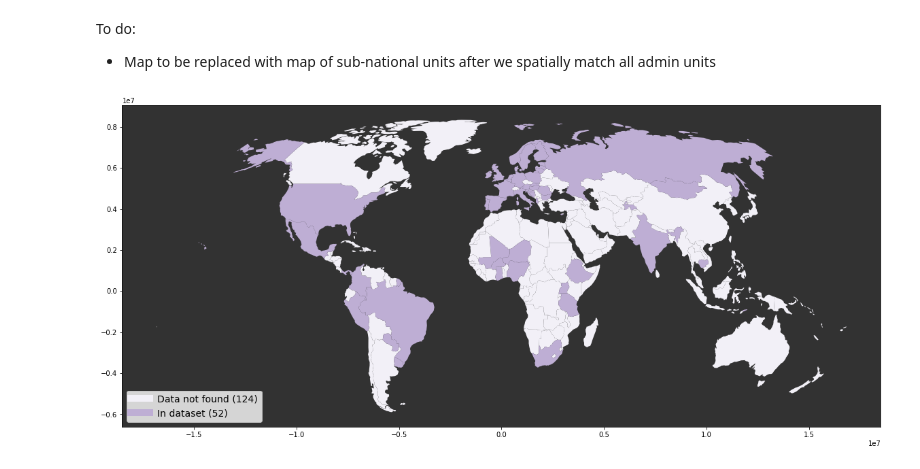
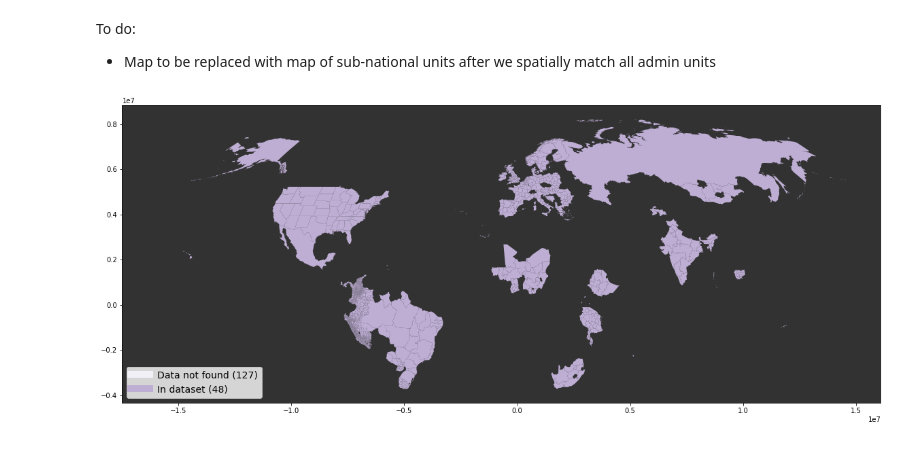
Before and after one commit to vinnyricciardi/farmsize_site, a Jupyter notebook: Notebooks/Data_Coverage.ipynb, the cells around one changed output. Saved outputs shown, nothing was run; the diff lists cells and outputs as text; code cells hidden in the pictures.

```diff
--- a/Notebooks/Data_Coverage.ipynb
+++ b/Notebooks/Data_Coverage.ipynb
@@ -344,39 +344,55 @@ colors = {'data': '#beaed4',
 cmap = LinearSegmentedColormap.from_list('mycmap', [colors['data'],
                                                     colors['nodata']])
 
+# plotting shp file to assess coverage
+pivoted2 = pd.pivot_table(df,
+                          index='shpID',
+                          values='NAME_0',
+                          aggfunc='count').reset_index()
+
+world2 = gpd.read_file('/home/vinny_ricciardi/Documents/Data_Library_SSD/Survey/Global/Farm_Size/Data/Shapefile/FSize.shp')
+# world2 = world2.query("geometry == geometry")
+world2 = world2.to_crs("+proj=robin")
+world2 = pd.merge(world2, pivoted2,
+                  how='inner',
+                  on='shpID').reset_index()
+world2['on'] = 1
+#
+
 try:
     fig, ax = plt.subplots(figsize=(20, 10))
     ax.set_aspect('equal')
-    world.plot(column='coverage', cmap=cmap, ax=ax, alpha=1, linewidth=0.1)  #cmocean.cm.deep
+#     world.plot(column='coverage', cmap=cmap, ax=ax, alpha=1, linewidth=0.1)  #cmocean.cm.deep
+    world2.plot(column='on', cmap=cmap, ax=ax, alpha=1, linewidth=0.1)  #cmocean.cm.deep
 except:
     pass
 
 ndf, fad = world.coverage.value_counts()
 cmap_ = cmocean.tools.get_dict(cmocean.cm.deep, N=4)
 
 p1 = mpl.lines.Line2D([], [],
                              color=colors['nodata'],
                              linewidth=10,
                              label='Data not found ({})'.format(ndf))
 p2 = mpl.lines.Line2D([], [],
                              color=colors['data'],
                              linewidth=10,
                              label='In dataset ({})'.format(fad))
 
 handles = [p1, p2]
 labels = [h.get_label() for h in handles]
 
 legend = ax.legend(handles=handles, labels=labels, frameon=True,
                    fontsize=14, loc='lower left')
 
 legend.get_frame().set_facecolor('#ffffff')
 
 ax.set_axis_bgcolor("#323232")
 ax.grid(alpha=0.0)
 
 plt.show()
 # %% [output]
-[figure, old version]
+[figure, new version]
 # %%
 # <a name="LeftOff"></a>
 # <h3>Left Off</h3>
```
Also changed, not shown: 9 other files.
